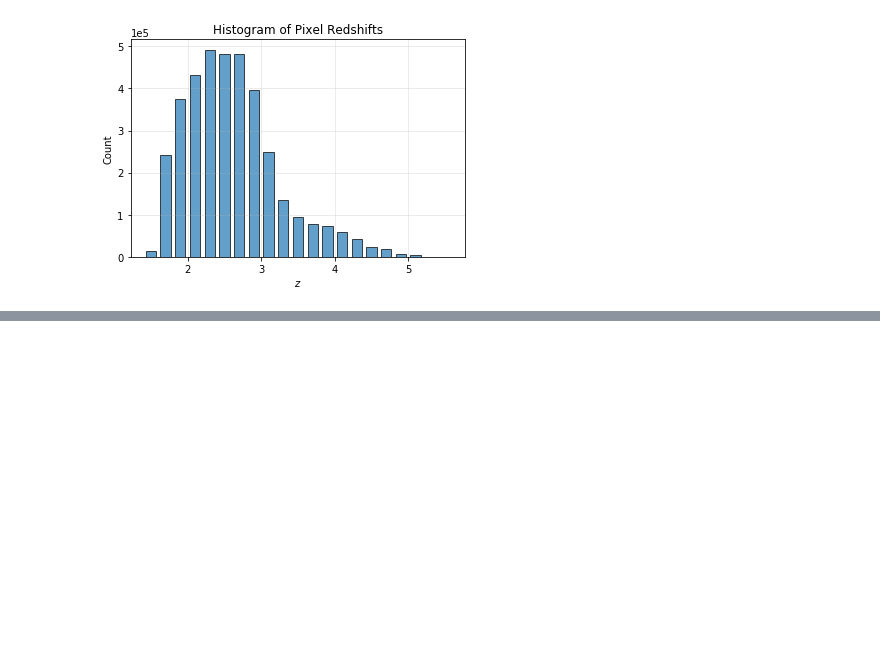
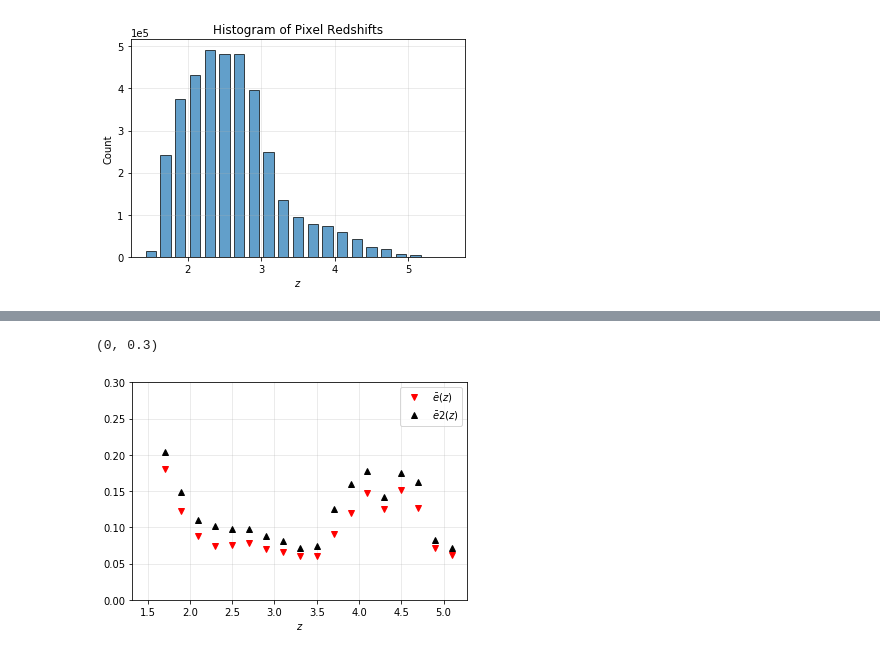
Before and after one commit to p-slash/qsotools, a Jupyter notebook: notebooks/PropertiesKODIAQSpectra.ipynb, the cells around one changed output, grey strips where cells are left out. Drawn from its saved outputs; the diff is of its cells as text; code cells hidden in the pictures; blank space fills up the shorter version.

```diff
--- a/notebooks/PropertiesKODIAQSpectra.ipynb
+++ b/notebooks/PropertiesKODIAQSpectra.ipynb
@@ -74,0 +83,11 @@ plt.ylim(0,1)
+# %%
+# Compare simple average error and squared average error
+plt.plot(redshifts, mean_error, "rv", label=r"$\bar e(z)$")
+plt.plot(redshifts, mean_error2, "k^", label=r"$\bar e2(z)$")
+plt.grid(True, which='major', alpha=0.3)
+plt.legend()
+plt.xlabel(r'$z$')
+plt.ylim(0,0.3)
+# %% [output]
+(0, 0.3)
+[figure, added]
```
Also changed, not shown: parts of 6 cells of this notebook.
